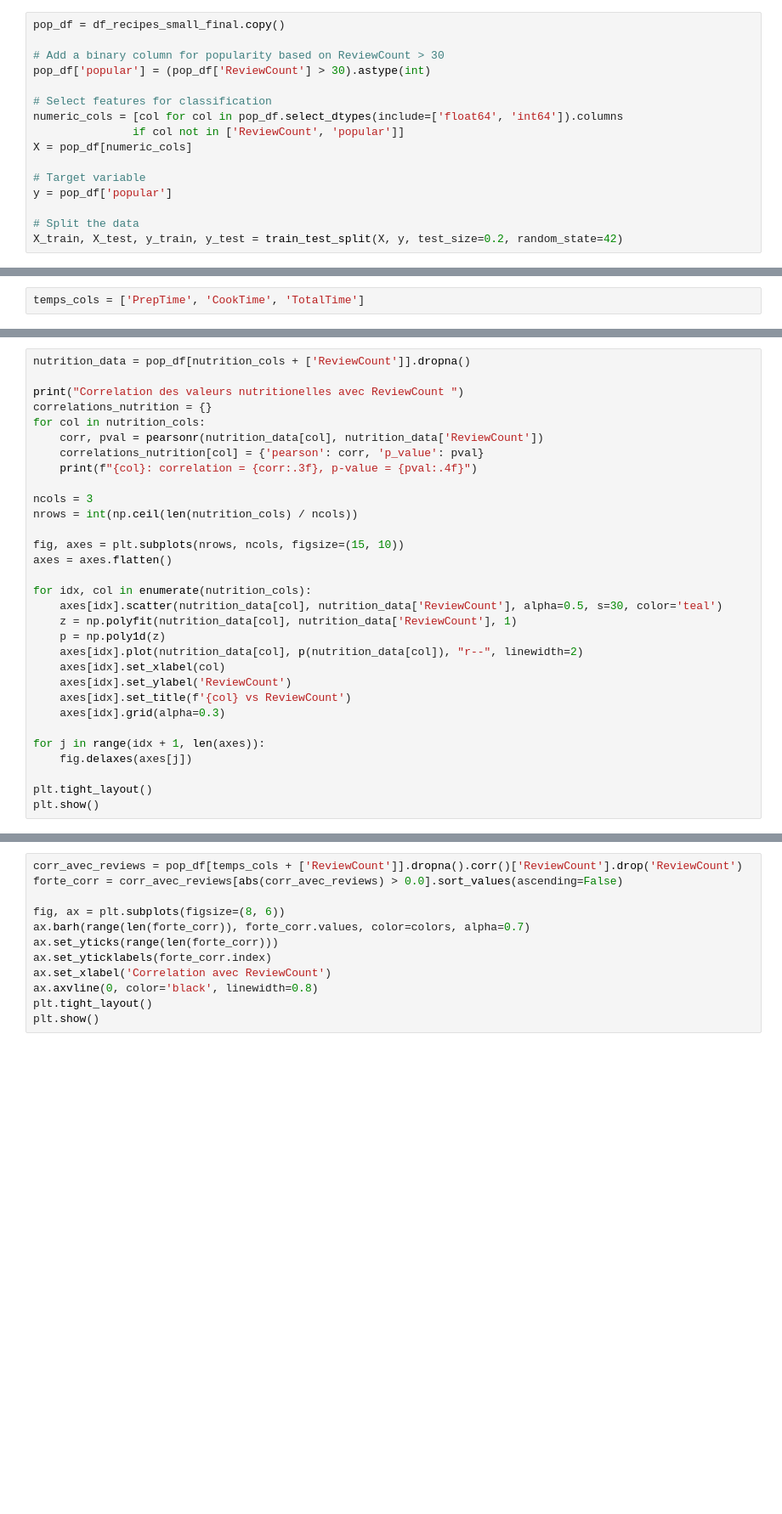
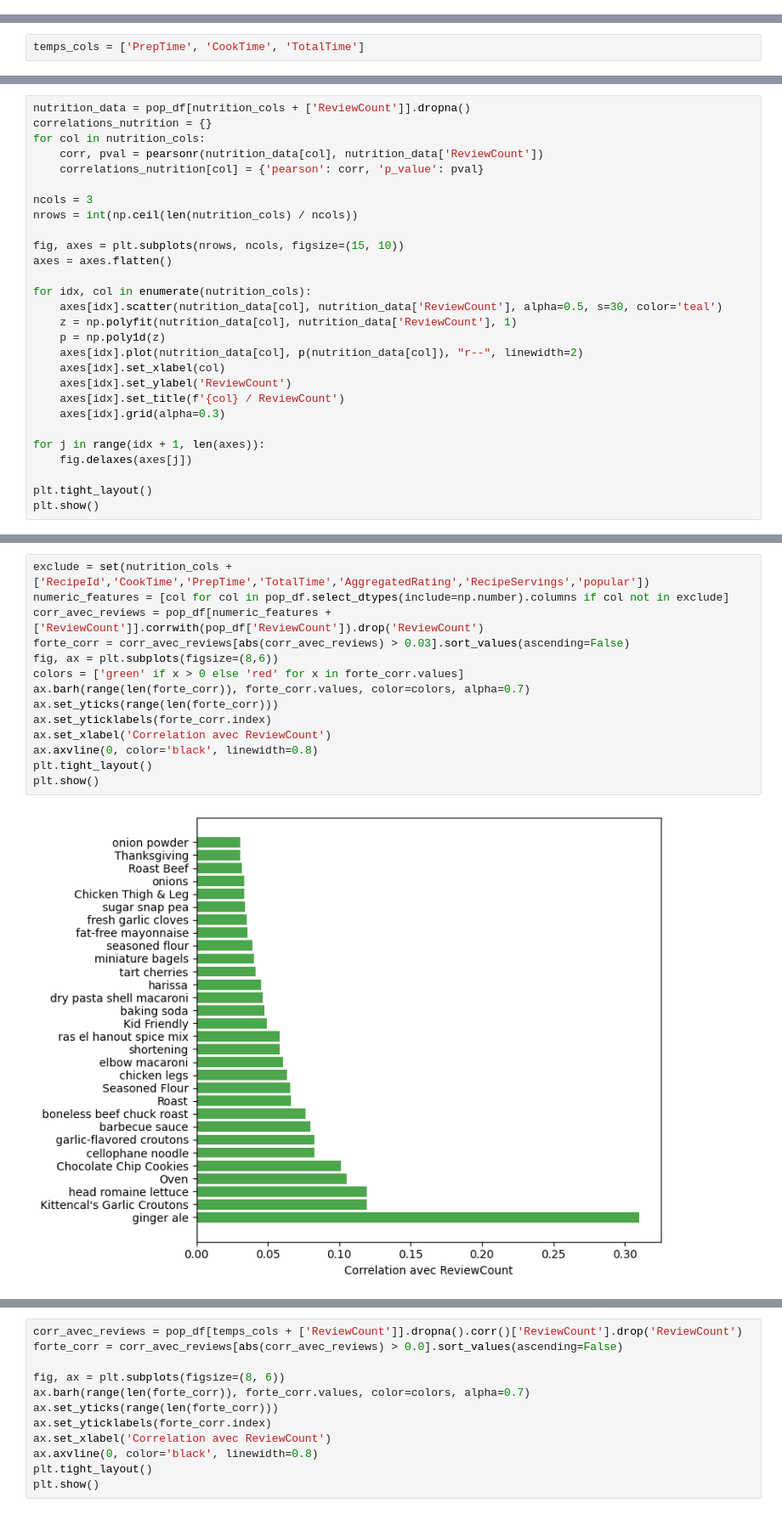
Before and after one commit to louaycodes/ProjetMachineLearning4Arctic, a Jupyter notebook: projetML.ipynb, the cells around one changed output, grey strips where cells are left out. Shown at 85% size. Saved outputs shown, nothing was run; the diff lists cells and outputs as text; blank space fills up the shorter version.

```diff
--- a/projetML.ipynb
+++ b/projetML.ipynb
@@ -795,16 +728,0 @@ plt.show()
-# %%
-pop_df = df_recipes_small_final.copy()
-
-# Add a binary column for popularity based on ReviewCount > 30
-pop_df['popular'] = (pop_df['ReviewCount'] > 30).astype(int)
-
-# Select features for classification
-numeric_cols = [col for col in pop_df.select_dtypes(include=['float64', 'int64']).columns
-               if col not in ['ReviewCount', 'popular']]
-X = pop_df[numeric_cols]
-
-# Target variable
-y = pop_df['popular']
-
-# Split the data
-X_train, X_test, y_train, y_test = train_test_split(X, y, test_size=0.2, random_state=42)
@@ -819,12 +743,9 @@ temps_cols = ['PrepTime', 'CookTime', 'TotalTime']
 # %%
 nutrition_data = pop_df[nutrition_cols + ['ReviewCount']].dropna()
-
-print("Correlation des valeurs nutritionelles avec ReviewCount ")
 correlations_nutrition = {}
 for col in nutrition_cols:
     corr, pval = pearsonr(nutrition_data[col], nutrition_data['ReviewCount'])
     correlations_nutrition[col] = {'pearson': corr, 'p_value': pval}
-    print(f"{col}: correlation = {corr:.3f}, p-value = {pval:.4f}")
 
 ncols = 3
 nrows = int(np.ceil(len(nutrition_cols) / ncols))
@@ -839,7 +760,7 @@ for idx, col in enumerate(nutrition_cols):
     axes[idx].plot(nutrition_data[col], p(nutrition_data[col]), "r--", linewidth=2)
     axes[idx].set_xlabel(col)
     axes[idx].set_ylabel('ReviewCount')
-    axes[idx].set_title(f'{col} vs ReviewCount')
+    axes[idx].set_title(f'{col} / ReviewCount')
     axes[idx].grid(alpha=0.3)
 
 for j in range(idx + 1, len(axes)):
@@ -861,0 +823,16 @@ ProteinContent: correlation = -0.003, p-value = 0.7429
+# %%
+exclude = set(nutrition_cols + ['RecipeId','CookTime','PrepTime','TotalTime','AggregatedRating','RecipeServings','popular'])
+numeric_features = [col for col in pop_df.select_dtypes(include=np.number).columns if col not in exclude]
+corr_avec_reviews = pop_df[numeric_features + ['ReviewCount']].corrwith(pop_df['ReviewCount']).drop('ReviewCount')
+forte_corr = corr_avec_reviews[abs(corr_avec_reviews) > 0.03].sort_values(ascending=False)
+fig, ax = plt.subplots(figsize=(8,6))
+colors = ['green' if x > 0 else 'red' for x in forte_corr.values]
+ax.barh(range(len(forte_corr)), forte_corr.values, color=colors, alpha=0.7)
+ax.set_yticks(range(len(forte_corr)))
+ax.set_yticklabels(forte_corr.index)
+ax.set_xlabel('Correlation avec ReviewCount')
+ax.axvline(0, color='black', linewidth=0.8)
+plt.tight_layout()
+plt.show()
+# %% [output]
+[figure, added]
```
Also changed, not shown: parts of 46 cells of this notebook.
